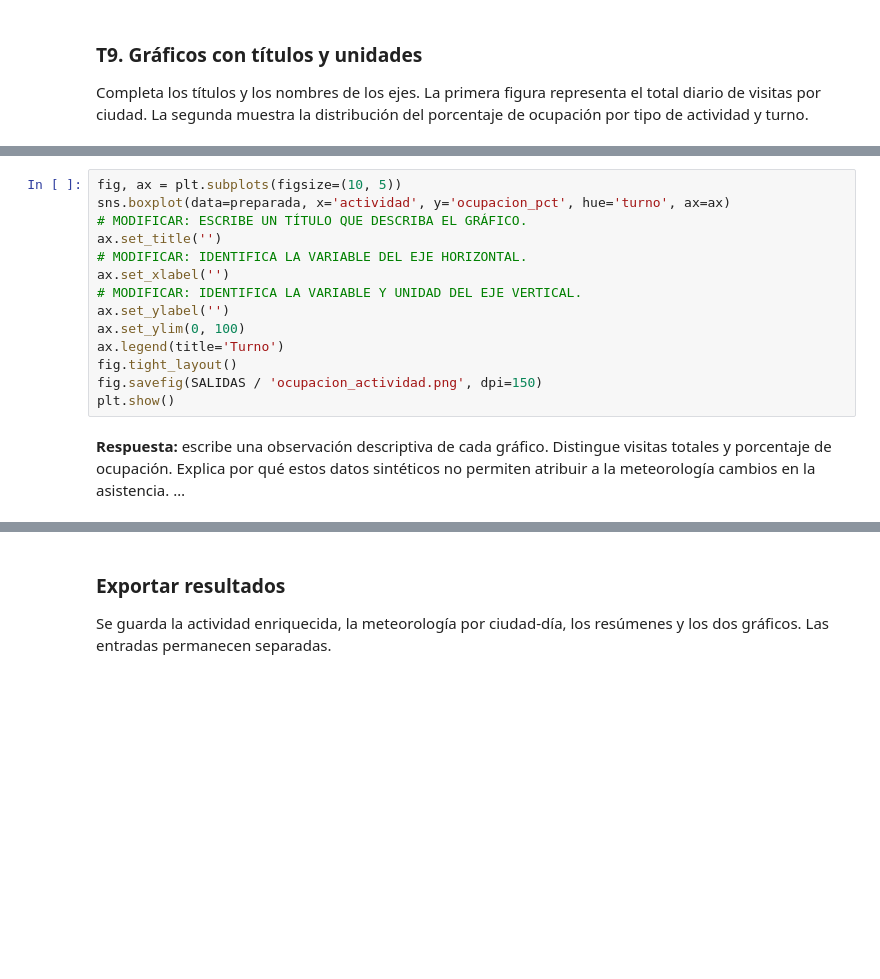
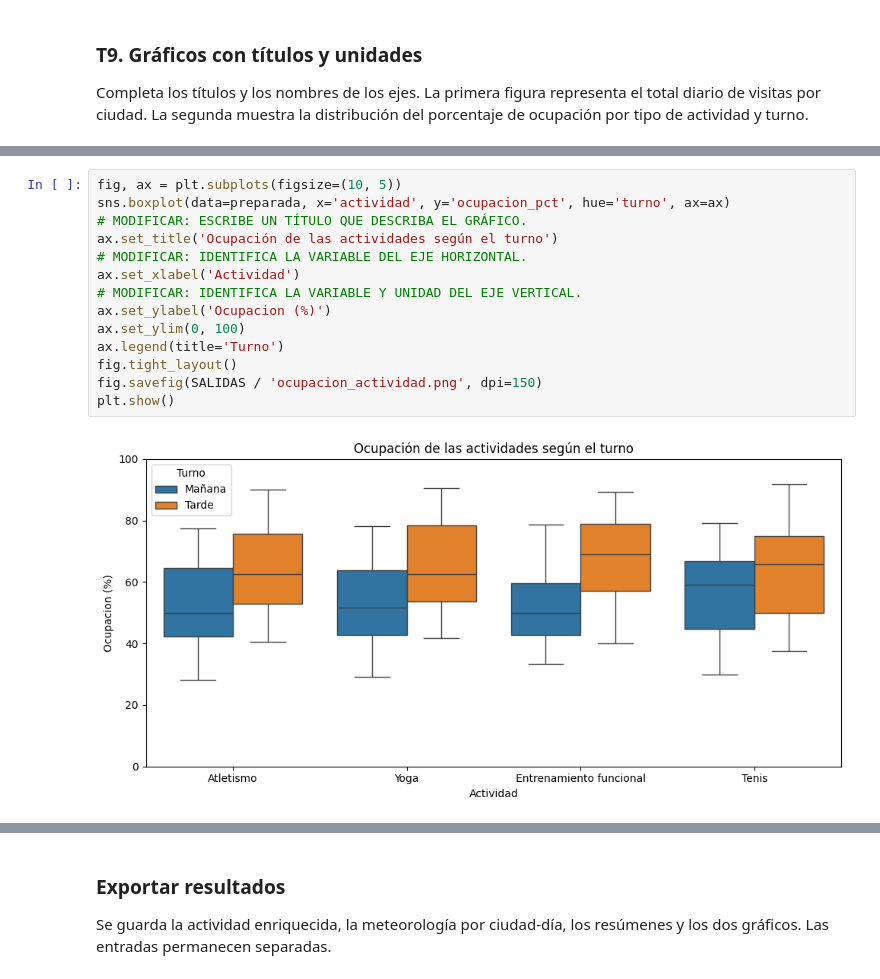
Before and after one commit to MiguelCRR1/Business-analytics-Gabriel-y-Miguel, a Jupyter notebook: Practica_centros_alumnado_v02.ipynb, the cells around one changed output, grey strips where cells are left out. Saved outputs shown, nothing was run; the diff lists cells and outputs as text; blank space fills up the shorter version.

```diff
--- a/Practica_centros_alumnado_v02.ipynb
+++ b/Practica_centros_alumnado_v02.ipynb
@@ -384,16 +442,16 @@ plt.show()
 # %%
 fig, ax = plt.subplots(figsize=(10, 5))
 sns.boxplot(data=preparada, x='actividad', y='ocupacion_pct', hue='turno', ax=ax)
 # MODIFICAR: ESCRIBE UN TÍTULO QUE DESCRIBA EL GRÁFICO.
-ax.set_title('')
+ax.set_title('Ocupación de las actividades según el turno')
 # MODIFICAR: IDENTIFICA LA VARIABLE DEL EJE HORIZONTAL.
-ax.set_xlabel('')
+ax.set_xlabel('Actividad')
 # MODIFICAR: IDENTIFICA LA VARIABLE Y UNIDAD DEL EJE VERTICAL.
-ax.set_ylabel('')
+ax.set_ylabel('Ocupacion (%)')
 ax.set_ylim(0, 100)
 ax.legend(title='Turno')
 fig.tight_layout()
 fig.savefig(SALIDAS / 'ocupacion_actividad.png', dpi=150)
 plt.show()
+# %% [output]
+[figure, added]
-# %% [markdown]
-**Respuesta:** escribe una observación descriptiva de cada gráfico. Distingue visitas totales y porcentaje de ocupación. Explica por qué estos datos sintéticos no permiten atribuir a la meteorología cambios en la asistencia. …
```
Also changed, not shown: parts of 29 cells of this notebook.
